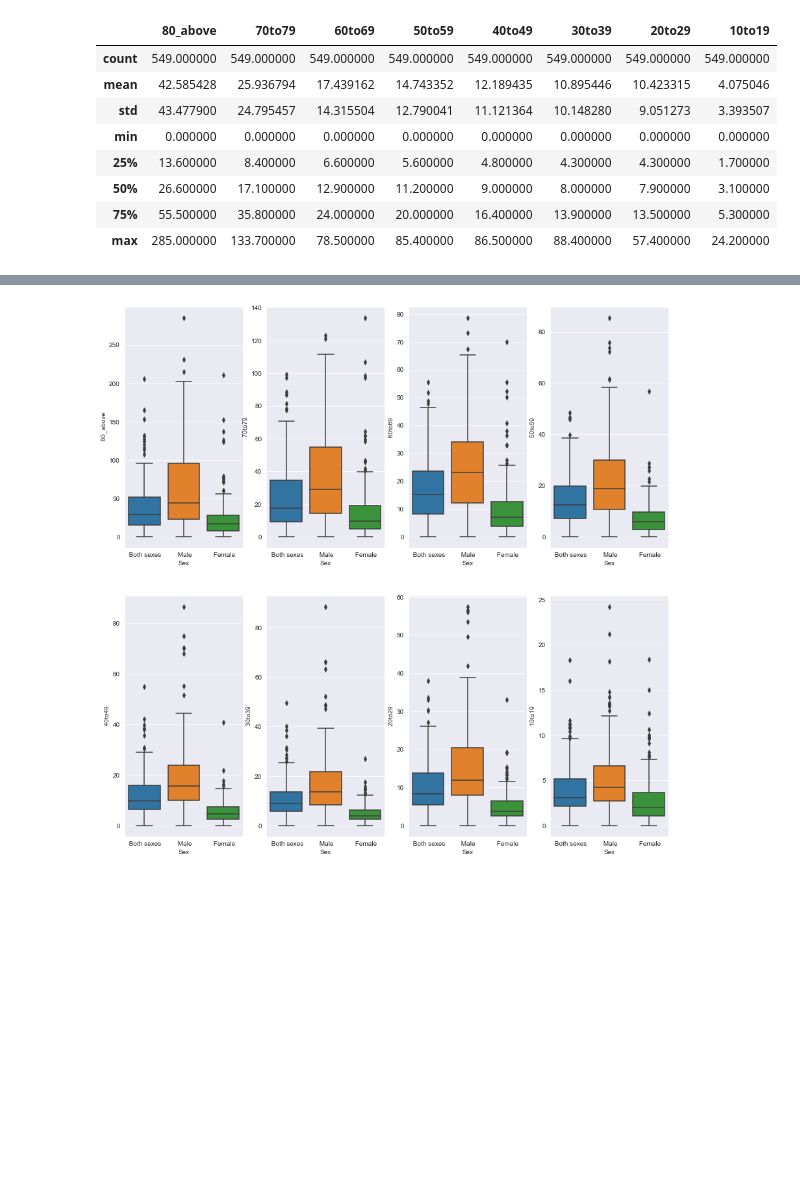
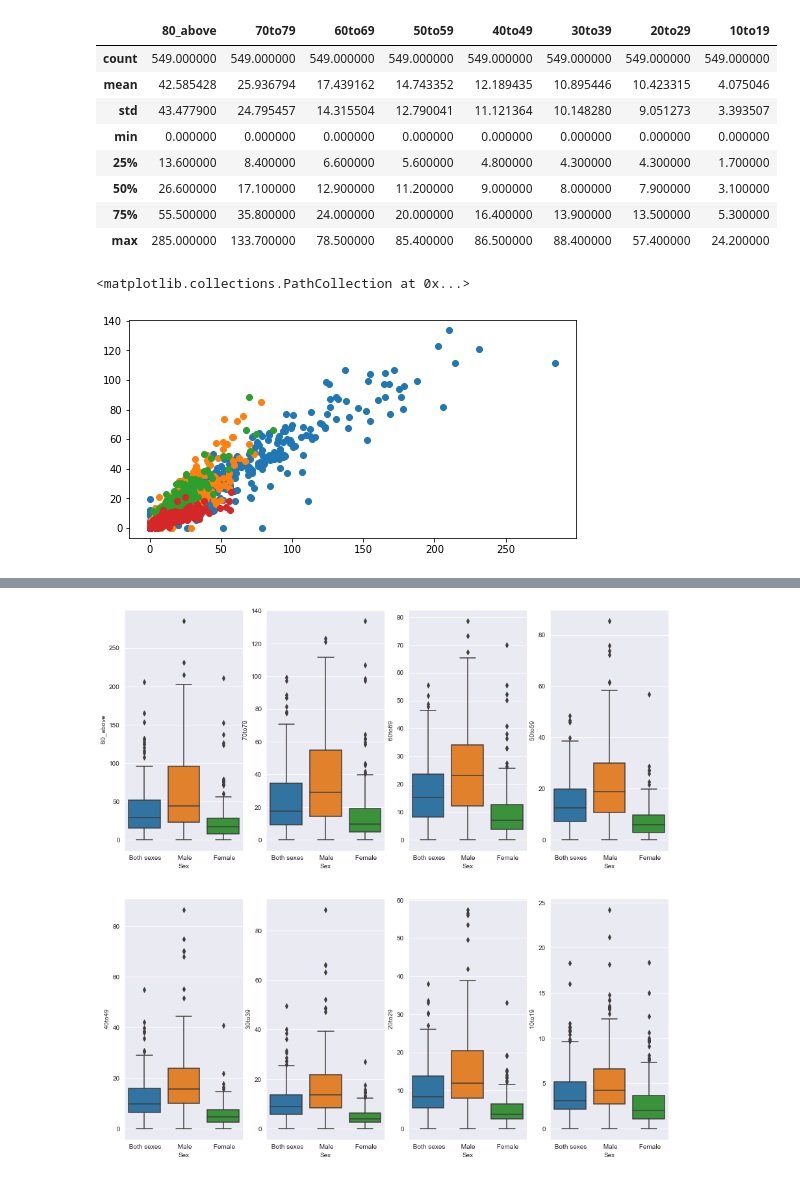
Before and after one commit to 13524766/eTe-analysis, a Jupyter notebook: analysis/3/sucide_age_demograpics.ipynb, the cells around one changed output, grey strips where cells are left out. Cells and saved outputs as stored; diff of their text form; code cells hidden in the pictures; blank space fills up the shorter version.

```diff
--- a/analysis/3/sucide_age_demograpics.ipynb
+++ b/analysis/3/sucide_age_demograpics.ipynb
@@ -67,3 +67,16 @@ crude.describe()
 | 50% | 26.600000 | 17.100000 | 12.900000 | 11.200000 | 9.000000 | 8.000000 | 7.900000 | 3.100000 |
 | 75% | 55.500000 | 35.800000 | 24.000000 | 20.000000 | 16.400000 | 13.900000 | 13.500000 | 5.300000 |
 | max | 285.000000 | 133.700000 | 78.500000 | 85.400000 | 86.500000 | 88.400000 | 57.400000 | 24.200000 |
+# %%
+# Creating scatter plot on different age groups
+
+plt.scatter(crude[' 80_above'], crude[' 70to79'])
+
+plt.scatter(crude[' 60to69 '], crude[' 50to59 '])
+
+plt.scatter(crude[' 40to49'], crude[' 30to39'])
+
+plt.scatter(crude[' 20to29'], crude[' 10to19'])
+# %% [output]
+<matplotlib.collections.PathCollection at 0x...>
+[figure, added]
```
Also changed, not shown: parts of 1 cell of this notebook.
